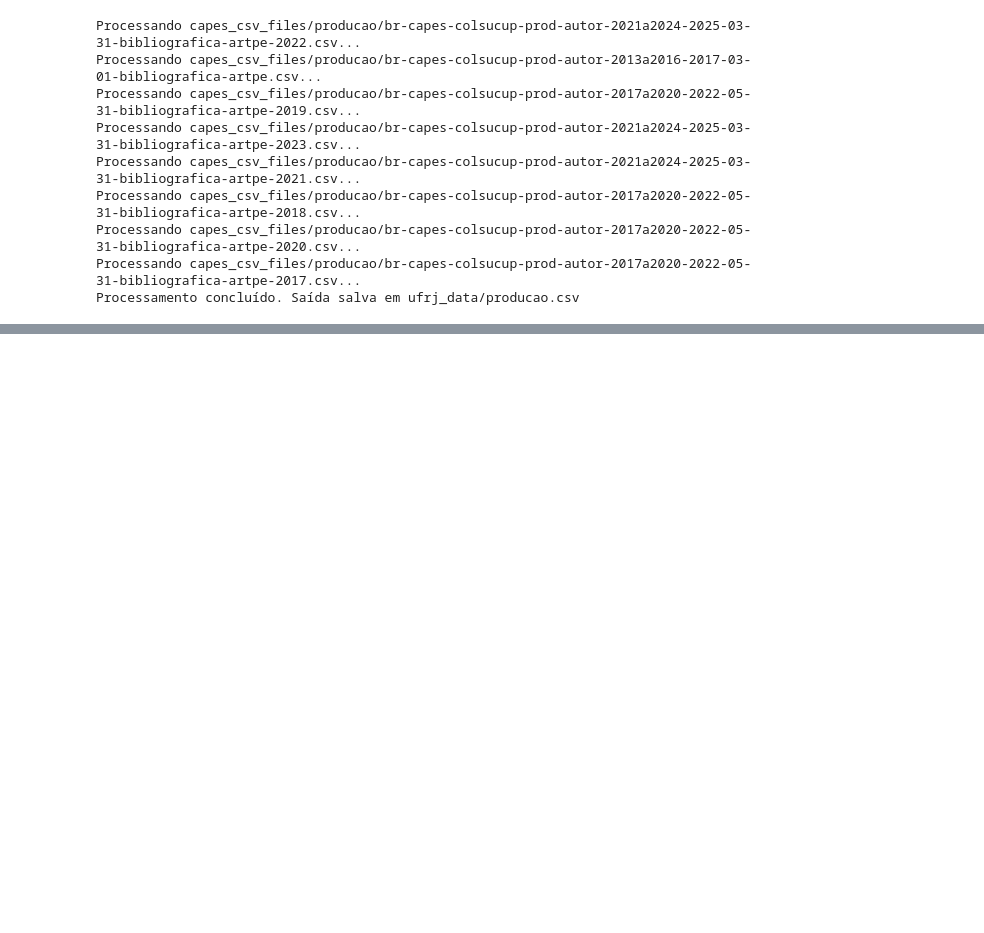
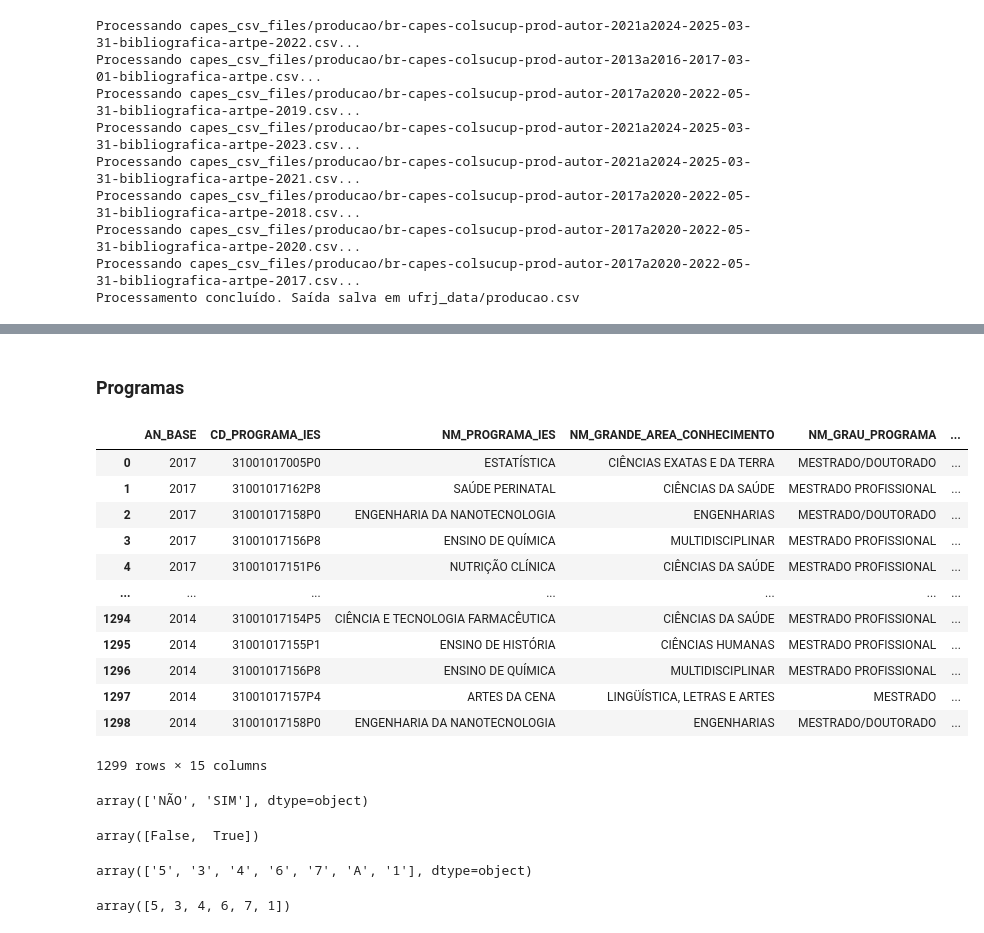
Before and after one commit to GID-UFRJ/sucupira_ufrj, a Jupyter notebook: ufrj_capes.ipynb, the cells around one changed output, grey strips where cells are left out. Drawn from its saved outputs; the diff is of its cells as text; code cells hidden in the pictures; blank space fills up the shorter version.

```diff
--- a/ufrj_capes.ipynb
+++ b/ufrj_capes.ipynb
@@ -892,0 +1057,25 @@ Processamento concluído. Saída salva em ufrj_data/producao.csv
+# %% [markdown]
+### Programas
+# %%
+#Importando df filtrada
+programas = pd.read_csv(f'{filtered_dir}/programas.csv')
+programas
+# %% [output]
+|  | AN_BASE | CD_PROGRAMA_IES | NM_PROGRAMA_IES | NM_GRANDE_AREA_CONHECIMENTO | NM_GRAU_PROGRAMA | ... |
+| 0 | 2017 | 31001017005P0 | ESTATÍSTICA | CIÊNCIAS EXATAS E DA TERRA | MESTRADO/DOUTORADO | ... |
+| 1 | 2017 | 31001017162P8 | SAÚDE PERINATAL | CIÊNCIAS DA SAÚDE | MESTRADO PROFISSIONAL | ... |
+| 2 | 2017 | 31001017158P0 | ENGENHARIA DA NANOTECNOLOGIA | ENGENHARIAS | MESTRADO/DOUTORADO | ... |
+| 3 | 2017 | 31001017156P8 | ENSINO DE QUÍMICA | MULTIDISCIPLINAR | MESTRADO PROFISSIONAL | ... |
+| 4 | 2017 | 31001017151P6 | NUTRIÇÃO CLÍNICA | CIÊNCIAS DA SAÚDE | MESTRADO PROFISSIONAL | ... |
+| ... | ... | ... | ... | ... | ... | ... |
+| 1294 | 2014 | 31001017154P5 | CIÊNCIA E TECNOLOGIA FARMACÊUTICA | CIÊNCIAS DA SAÚDE | MESTRADO PROFISSIONAL | ... |
+| 1295 | 2014 | 31001017155P1 | ENSINO DE HISTÓRIA | CIÊNCIAS HUMANAS | MESTRADO PROFISSIONAL | ... |
+| 1296 | 2014 | 31001017156P8 | ENSINO DE QUÍMICA | MULTIDISCIPLINAR | MESTRADO PROFISSIONAL | ... |
+| 1297 | 2014 | 31001017157P4 | ARTES DA CENA | LINGÜÍSTICA, LETRAS E ARTES | MESTRADO | ... |
+| 1298 | 2014 | 31001017158P0 | ENGENHARIA DA NANOTECNOLOGIA | ENGENHARIAS | MESTRADO/DOUTORADO | ... |
+1299 rows × 15 columns
+# %%
+#Checando valores do campo 'IN_REDE'
+programas['IN_REDE'].unique()
+# %% [output]
+array(['NÃO', 'SIM'], dtype=object)
@@ -892,0 +1086,9 @@ Processamento concluído. Saída salva em ufrj_data/producao.csv
+# %%
+programas['IN_REDE'].unique()
+# %% [output]
+array([False,  True])
+# %%
+#Checando conceitos atribuídos às PPGs
+programas['CD_CONCEITO_PROGRAMA'].unique()
+# %% [output]
+array(['5', '3', '4', '6', '7', 'A', '1'], dtype=object)
@@ -892,0 +1098,4 @@ Processamento concluído. Saída salva em ufrj_data/producao.csv
+# %%
+programas['CD_CONCEITO_PROGRAMA'].unique()
+# %% [output]
+array([5, 3, 4, 6, 7, 1])
```
Also changed, not shown: parts of 38 cells of this notebook, 3 other files.
